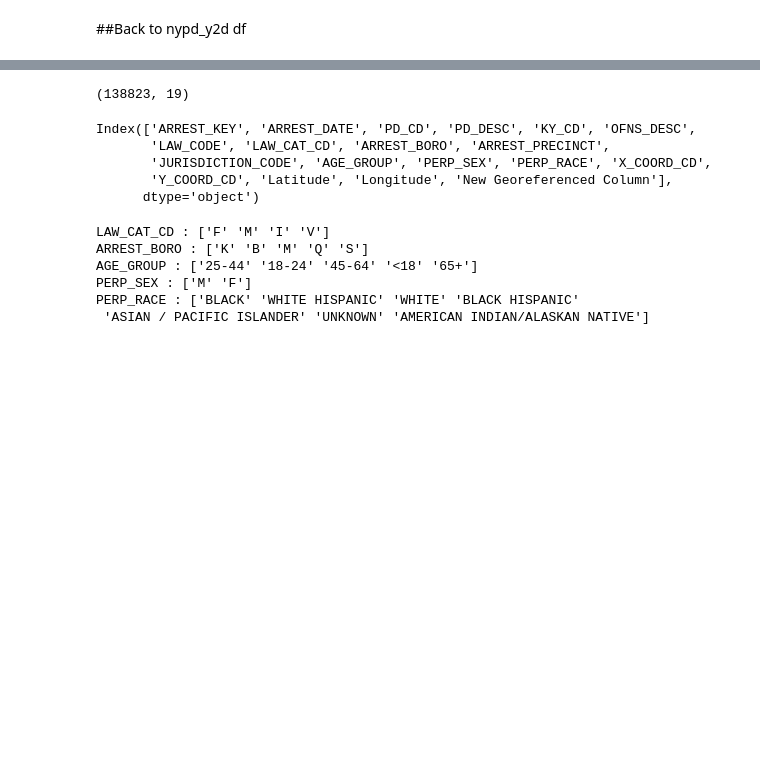
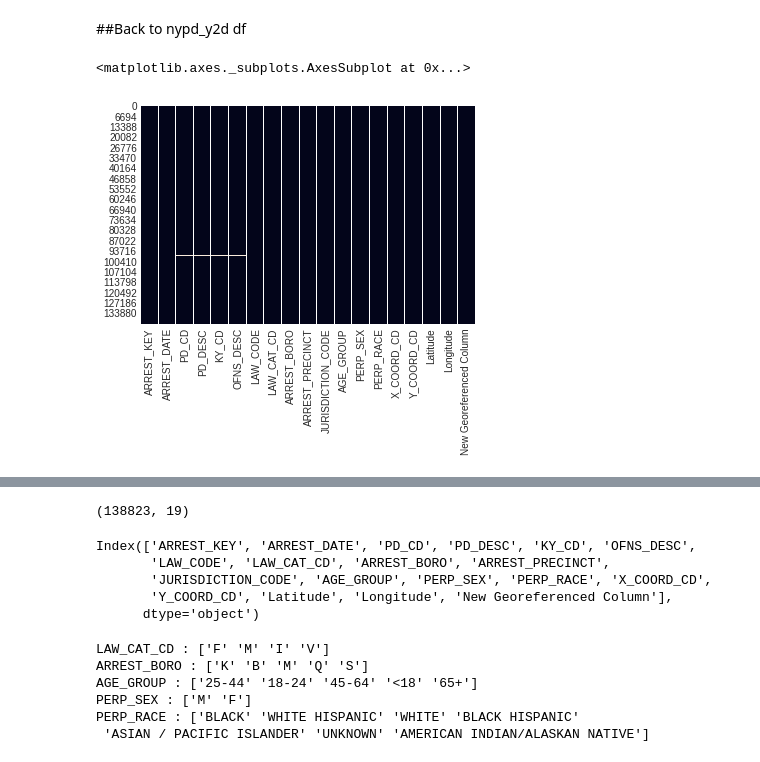
Before and after one commit to MarcusQuigley/Mel-main, a Jupyter notebook: NYPD_ARREST_data.ipynb, the cells around one changed output, grey strips where cells are left out. Saved outputs shown, nothing was run; the diff lists cells and outputs as text; code cells hidden in the pictures; blank space fills up the shorter version.

```diff
--- a/NYPD_ARREST_data.ipynb
+++ b/NYPD_ARREST_data.ipynb
@@ -328,4 +319,10 @@ nypd_a_y2d2.head(50)
 # %% [markdown]
 ##Back to nypd_y2d df
+# %%
+# check missing values in different columns via heatmap
+sns.heatmap(nypd_a_y2d.isnull(), cbar=False)
+# %% [output]
+<matplotlib.axes._subplots.AxesSubplot at 0x...>
+[figure, added]
 # %%
 nypd_a_y2d.dropna(inplace=True)
```
Also changed, not shown: parts of 6 cells of this notebook.
